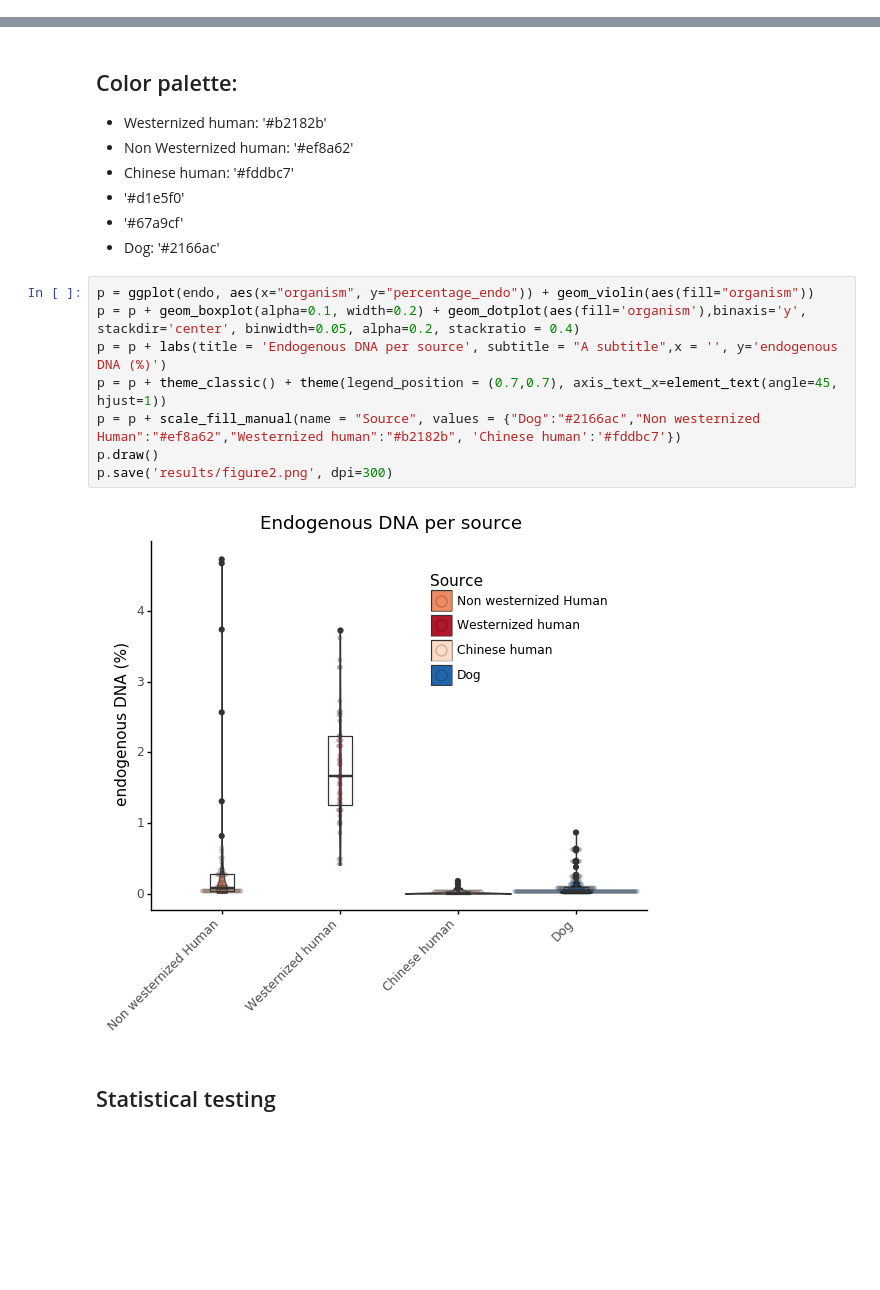
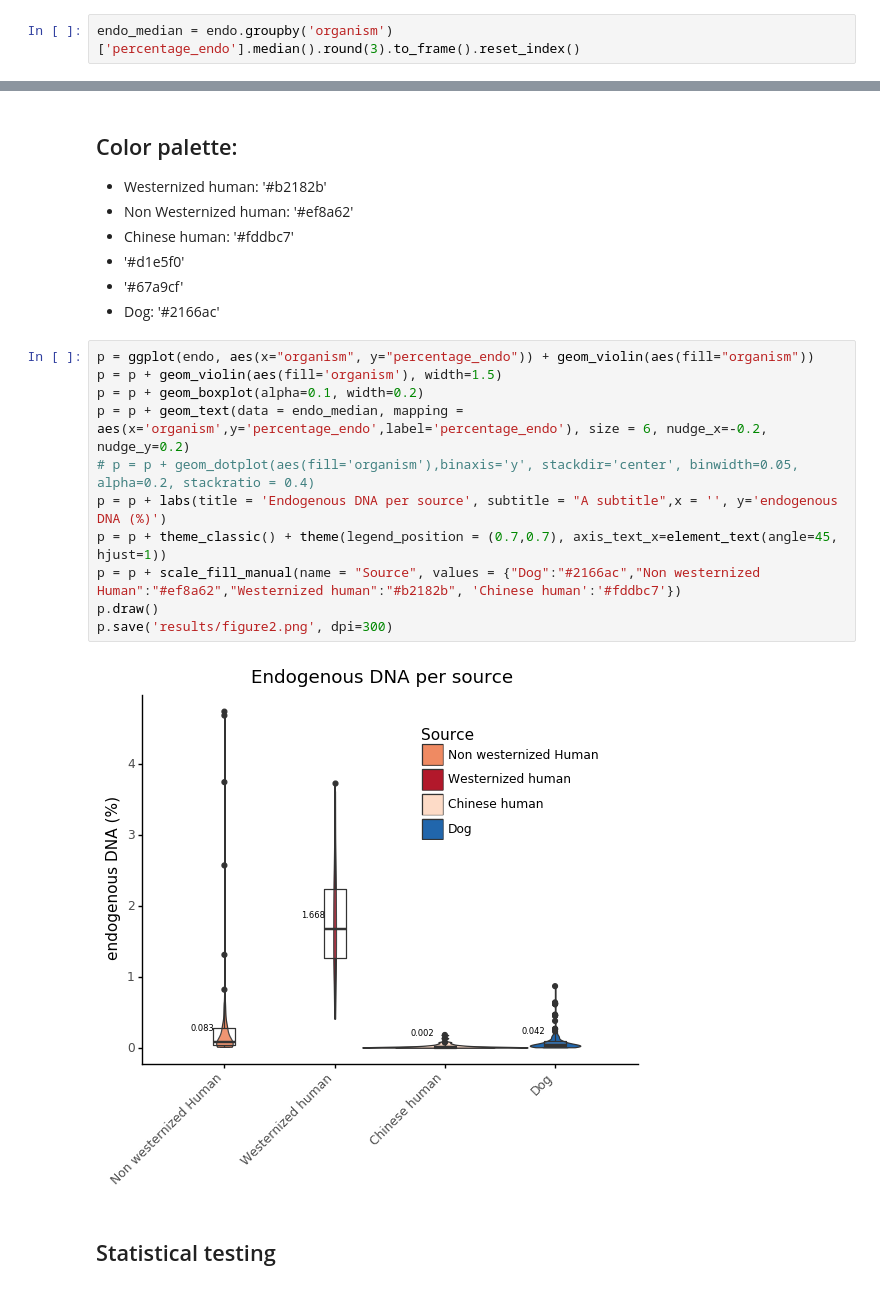
Before and after one commit to maxibor/coproid-article, a Jupyter notebook: figures/figure2/figure2.ipynb, the cells around one changed output, grey strips where cells are left out. Cells and saved outputs as stored; diff of their text form; blank space fills up the shorter version.

```diff
--- a/figures/figure2/figure2.ipynb
+++ b/figures/figure2/figure2.ipynb
@@ -370,0 +363,2 @@ Name: organism, dtype: int64
+# %%
+endo_median = endo.groupby('organism')['percentage_endo'].median().round(3).to_frame().reset_index()
@@ -378,14 +380,17 @@ Name: organism, dtype: int64
 - Dog: '#2166ac'
 # %%
 p = ggplot(endo, aes(x="organism", y="percentage_endo")) + geom_violin(aes(fill="organism"))
-p = p + geom_boxplot(alpha=0.1, width=0.2) + geom_dotplot(aes(fill='organism'),binaxis='y', stackdir='center', binwidth=0.05, alpha=0.2, stackratio = 0.4)
+p = p + geom_violin(aes(fill='organism'), width=1.5)
+p = p + geom_boxplot(alpha=0.1, width=0.2)
+p = p + geom_text(data = endo_median, mapping = aes(x='organism',y='percentage_endo',label='percentage_endo'), size = 6, nudge_x=-0.2, nudge_y=0.2)
+# p = p + geom_dotplot(aes(fill='organism'),binaxis='y', stackdir='center', binwidth=0.05, alpha=0.2, stackratio = 0.4)
 p = p + labs(title = 'Endogenous DNA per source', subtitle = "A subtitle",x = '', y='endogenous DNA (%)')
 p = p + theme_classic() + theme(legend_position = (0.7,0.7), axis_text_x=element_text(angle=45, hjust=1))
 p = p + scale_fill_manual(name = "Source", values = {"Dog":"#2166ac","Non westernized Human":"#ef8a62","Westernized human":"#b2182b", 'Chinese human':'#fddbc7'})
 p.draw()
 p.save('results/figure2.png', dpi=300)
 # %% [output]
-[figure, old version]
+[figure, new version]
 # %% [markdown]
 ## Statistical testing
 # %%
```
Also changed, not shown: parts of 2 cells of this notebook, 1 other file.
